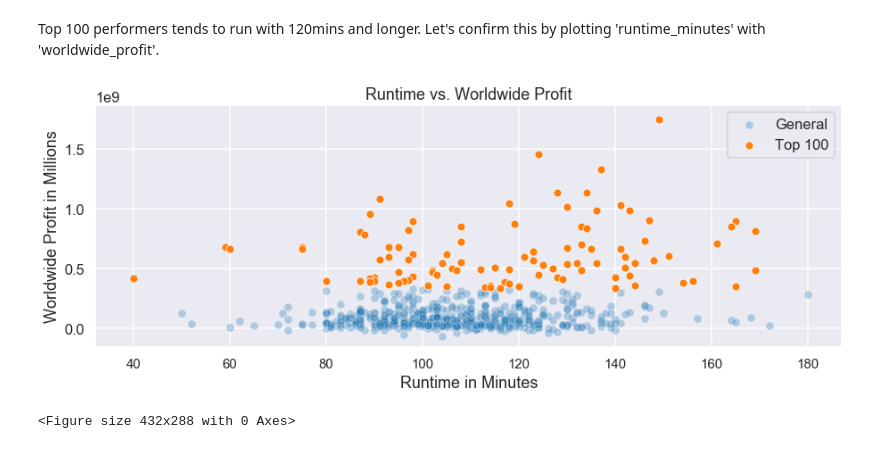
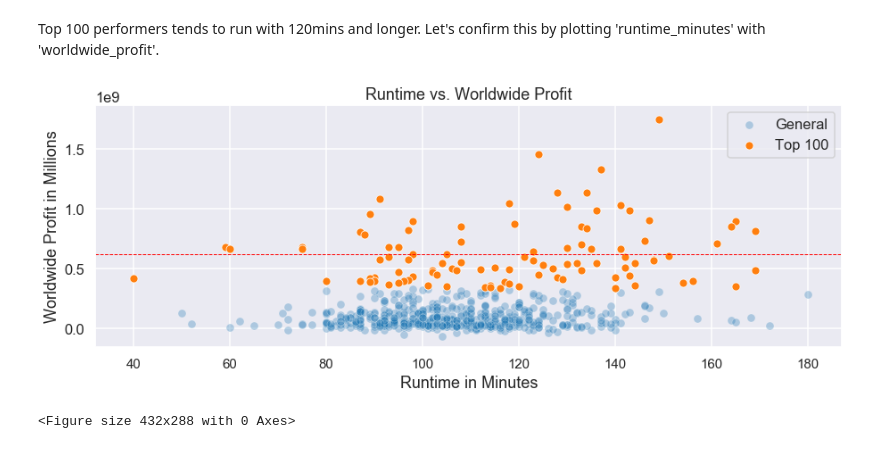
Before and after one commit to baotramduong/Porfolio_Project_The_Movie_Industry, a Jupyter notebook: Part III.B - Data Analysis & Visualization, Actionable Insight, Conclusion & Future Works.ipynb, the cells around one changed output. Drawn from its saved outputs; the diff is of its cells as text; code cells hidden in the pictures.

```diff
--- a/Part III.B - Data Analysis & Visualization, Actionable Insight, Conclusion & Future Works.ipynb
+++ b/Part III.B - Data Analysis & Visualization, Actionable Insight, Conclusion & Future Works.ipynb
@@ -438,29 +454,33 @@ Top 100 performers tends to run with 120mins and longer. Let's confirm this by p
 # %%
 #plot runtime vs. worldwide_profit of top 100 performers
 plt.figure(figsize = (15, 5))
 
 #all movies
 sns.scatterplot(x = full_df['runtime_minutes'],
                       y = full_df['worldwide_profit'],
                       label = 'General', alpha = 0.3)
 
 #top 100 performers
 sns.scatterplot(x = runtime_vs_100_profit['runtime_minutes'],
                       y = runtime_vs_100_profit['worldwide_profit'],
                       label = "Top 100")
 
+#draw mean()
+plt.axhline(runtime_vs_100_profit['worldwide_profit'].mean(),
+           ls = '--', lw = 1, color = 'r', label = 'avg Runtime of Top 100')
+
 #set labels
 plt.title('Runtime vs. Worldwide Profit')
 plt.xlabel('Runtime in Minutes')
 plt.ylabel('Worldwide Profit in Millions')
 
 #set xticks
 plt.xticks(fontsize = 15)
 
 #show
 plt.show()
 # %% [output]
-[figure, old version]
+[figure, new version]
 # %%
 #save
 plt.savefig('runtime_vs_profit_scatterplot')
```
Also changed, not shown: parts of 5 cells of this notebook, 1 other file.
